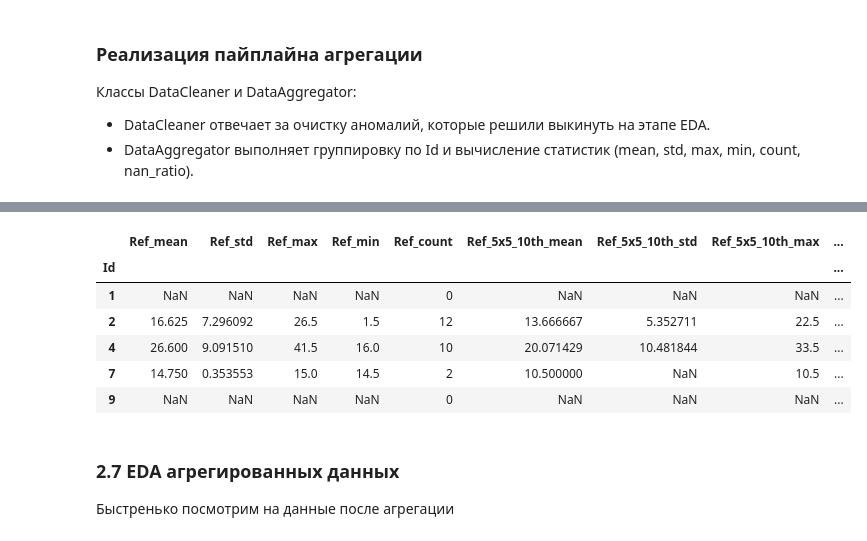
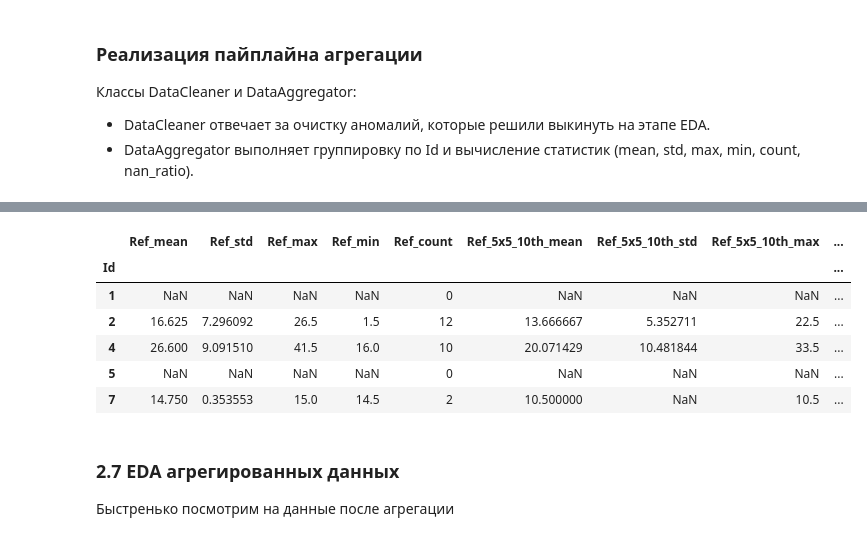
Before and after one commit to viclown/how-much-did-it-rain-ii, a Jupyter notebook: solution.ipynb, the cells around one changed output, grey strips where cells are left out. Drawn from its saved outputs; the diff is of its cells as text; code cells hidden in the pictures.

```diff
--- a/solution.ipynb
+++ b/solution.ipynb
@@ -710,10 +710,10 @@ val_subset = train_df[train_df['Id'].isin(val_ids)]
 logger.info(f"Размер исходного train_subset: {train_subset.shape}")
 logger.info(f"Размер исходного val_subset: {val_subset.shape}")
 
-# 4. Создаем пайплайны
-# Для train: удаляем выбросы
+# 4. Создаем пайплайныд
+# Для train: ТЕПЕРЬ НЕ удаляю выбросы здесь. Делаю это внутри модели.
 train_pipeline = Pipeline([
-    ('cleaner', DataCleaner(remove_outliers=True)),
+    ('cleaner', DataCleaner(remove_outliers=False)),
     ('aggregator', DataAggregator())
 ])
 
@@ -755,10 +754,10 @@ train_agg.head()
 |  | Ref_mean | Ref_std | Ref_max | Ref_min | Ref_count | Ref_5x5_10th_mean | Ref_5x5_10th_std | Ref_5x5_10th_max | ... |
 | Id |  |  |  |  |  |  |  |  | ... |
 | 1 | NaN | NaN | NaN | NaN | 0 | NaN | NaN | NaN | ... |
 | 2 | 16.625 | 7.296092 | 26.5 | 1.5 | 12 | 13.666667 | 5.352711 | 22.5 | ... |
 | 4 | 26.600 | 9.091510 | 41.5 | 16.0 | 10 | 20.071429 | 10.481844 | 33.5 | ... |
+| 5 | NaN | NaN | NaN | NaN | 0 | NaN | NaN | NaN | ... |
 | 7 | 14.750 | 0.353553 | 15.0 | 14.5 | 2 | 10.500000 | NaN | 10.5 | ... |
-| 9 | NaN | NaN | NaN | NaN | 0 | NaN | NaN | NaN | ... |
 # %% [markdown]
 ### 2.7 EDA агрегированных данных
 
```
Also changed, not shown: parts of 17 cells of this notebook, 5 other files.
